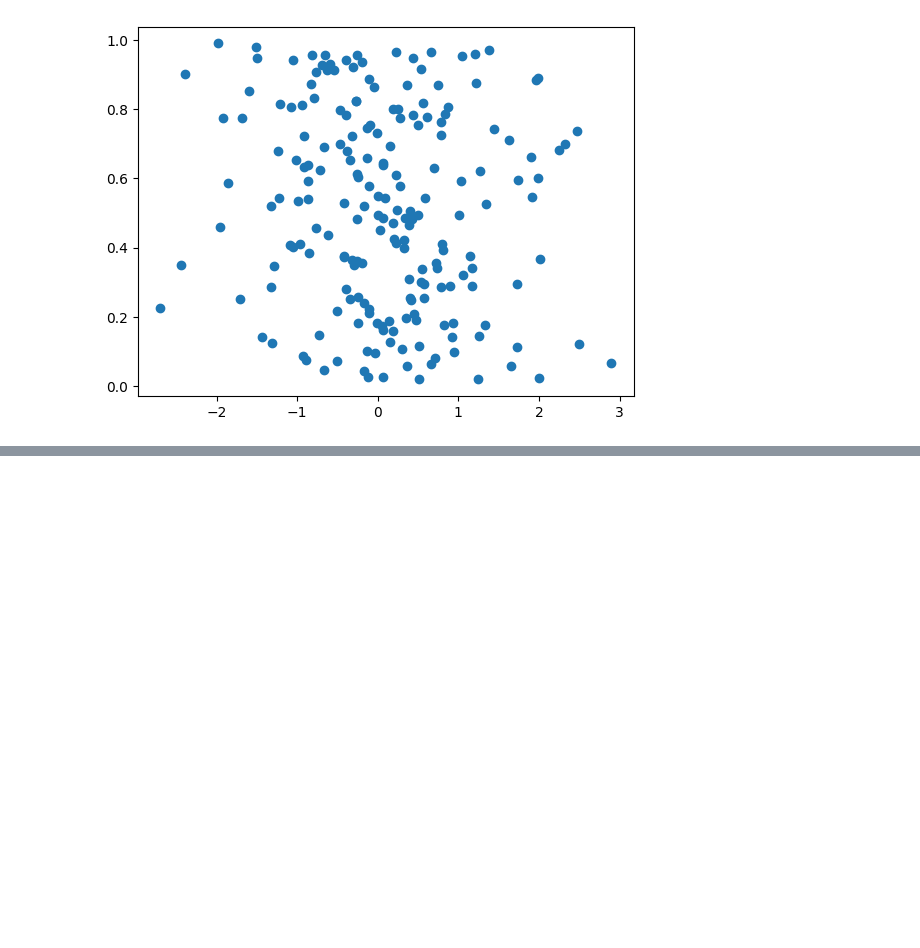
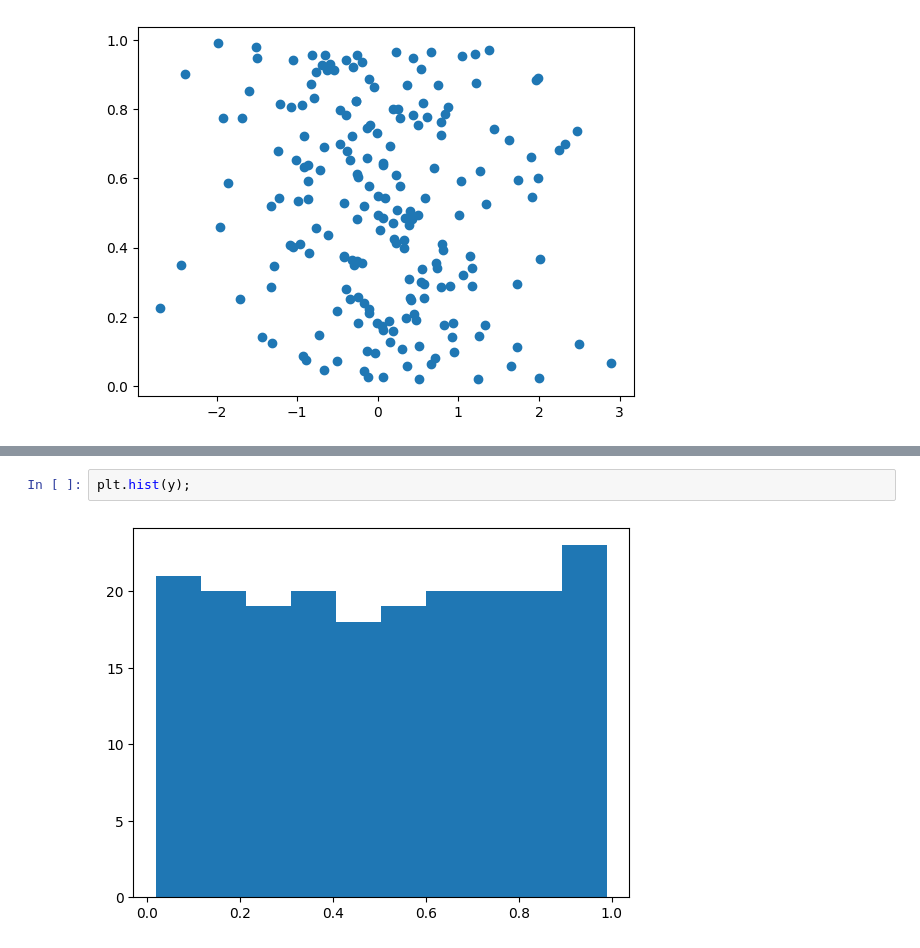
Before and after one commit to TarynKMorris/I320D_InClassTest, a Jupyter notebook: NB_test.ipynb, the cells around one changed output, grey strips where cells are left out. Drawn from its saved outputs; the diff is of its cells as text; blank space fills up the shorter version.

```diff
--- a/NB_test.ipynb
+++ b/NB_test.ipynb
@@ -12,0 +17,4 @@ plt.scatter(x,y)
+# %%
+plt.hist(y);
+# %% [output]
+[figure, added]
```
Also changed, not shown: parts of 1 cell of this notebook.
